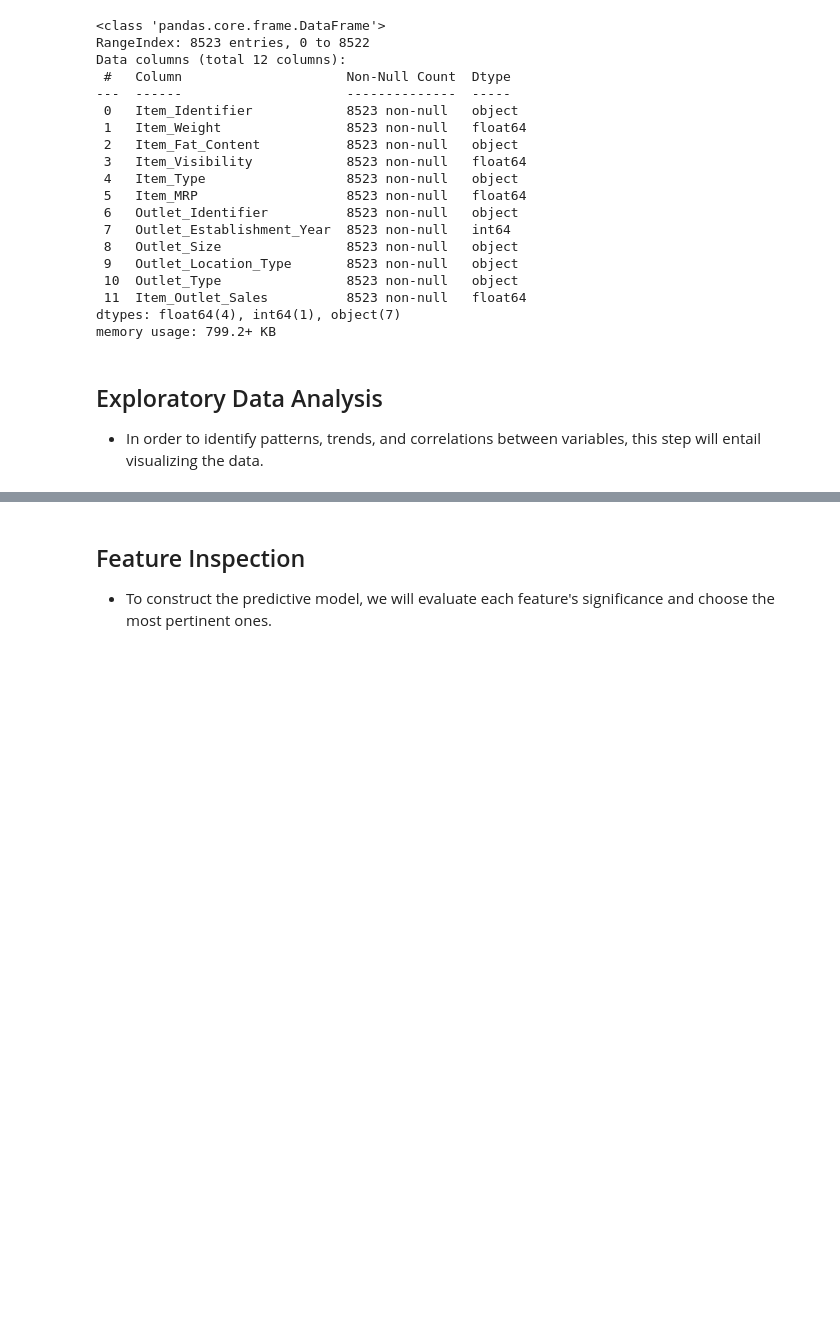
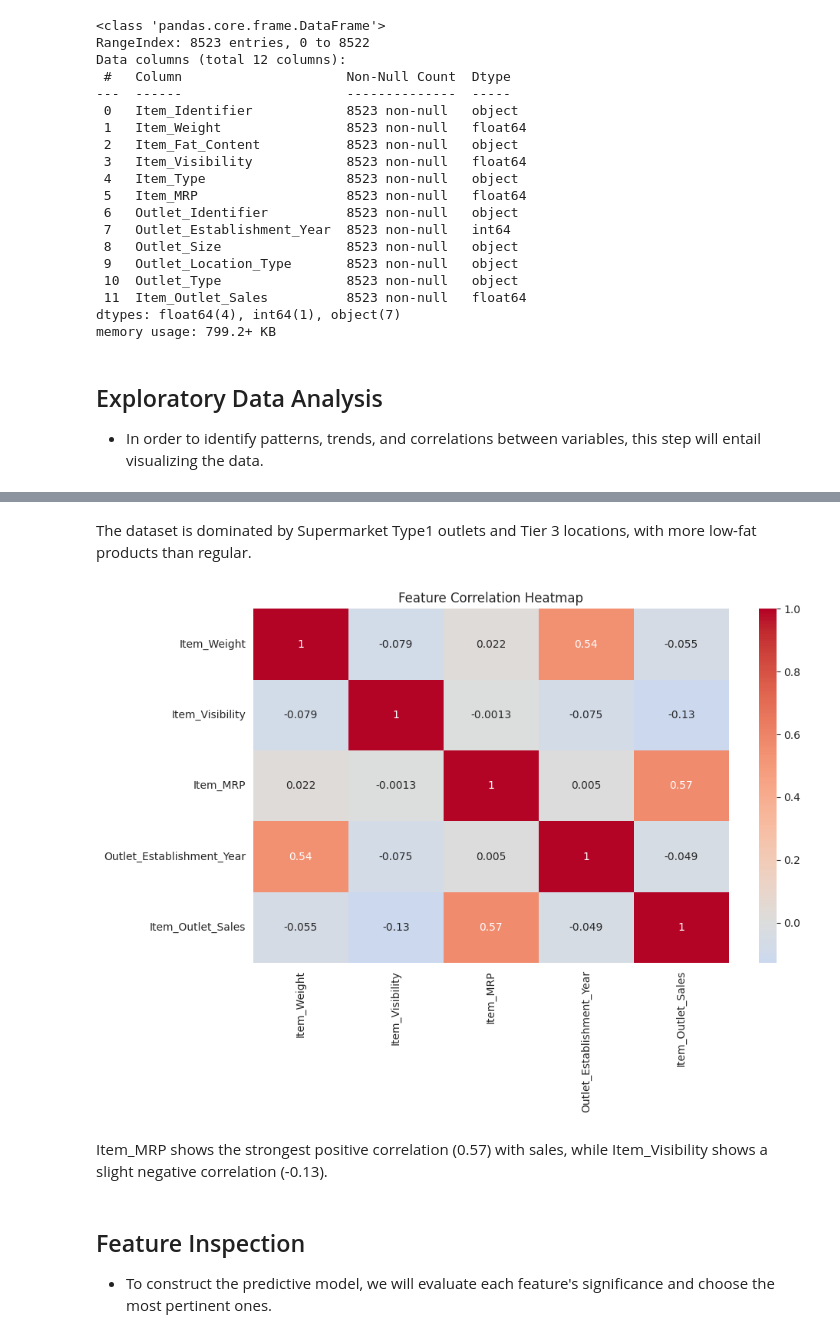
Before and after one commit to tamimisalah/Prediction-of-Product-Sales, a Jupyter notebook: Prediction_of_Product_Sales.ipynb, the cells around one changed output, grey strips where cells are left out. Drawn from its saved outputs; the diff is of its cells as text; code cells hidden in the pictures; blank space fills up the shorter version.

```diff
--- a/Prediction_of_Product_Sales.ipynb
+++ b/Prediction_of_Product_Sales.ipynb
@@ -216,3 +293,19 @@ memory usage: 799.2+ KB
+# %% [markdown]
+The dataset is dominated by Supermarket Type1 outlets and Tier 3 locations, with more low-fat products than regular.
+# %%
+#Feature Correlations (Heatmap)
+# Calculate correlations
+corr = data.select_dtypes(include=['float64', 'int64']).corr()
+
+# Plot heatmap
+plt.figure(figsize=(10,6))
+sns.heatmap(corr, annot=True, cmap='coolwarm', center=0)
+plt.title('Feature Correlation Heatmap')
+plt.show()
+# %% [output]
+[figure, added]
+# %% [markdown]
+ Item_MRP shows the strongest positive correlation (0.57) with sales, while Item_Visibility shows a slight negative correlation (-0.13).
 # %% [markdown]
 ## Feature Inspection
 - To construct the predictive model, we will evaluate each feature's significance and choose the most pertinent ones.
```
Also changed, not shown: parts of 37 cells of this notebook.
